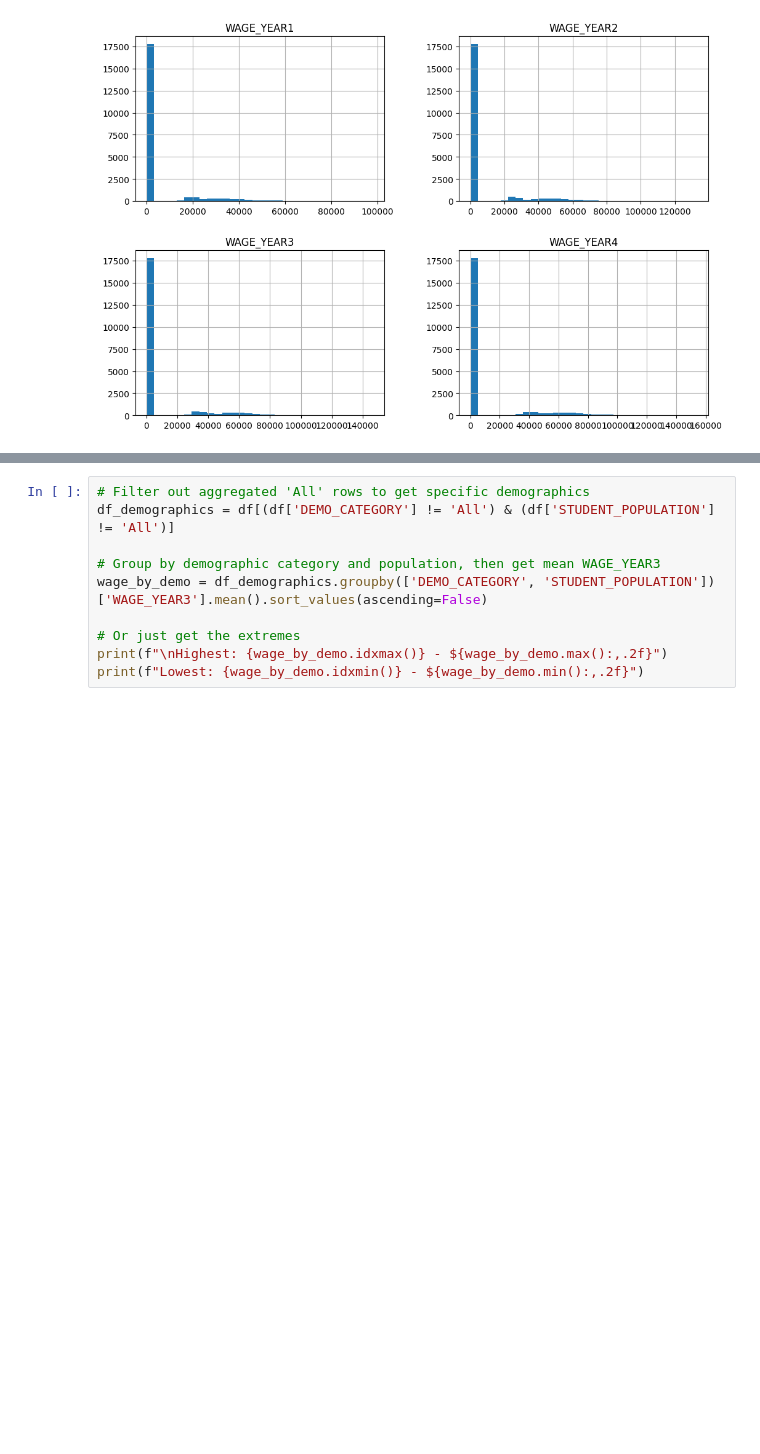
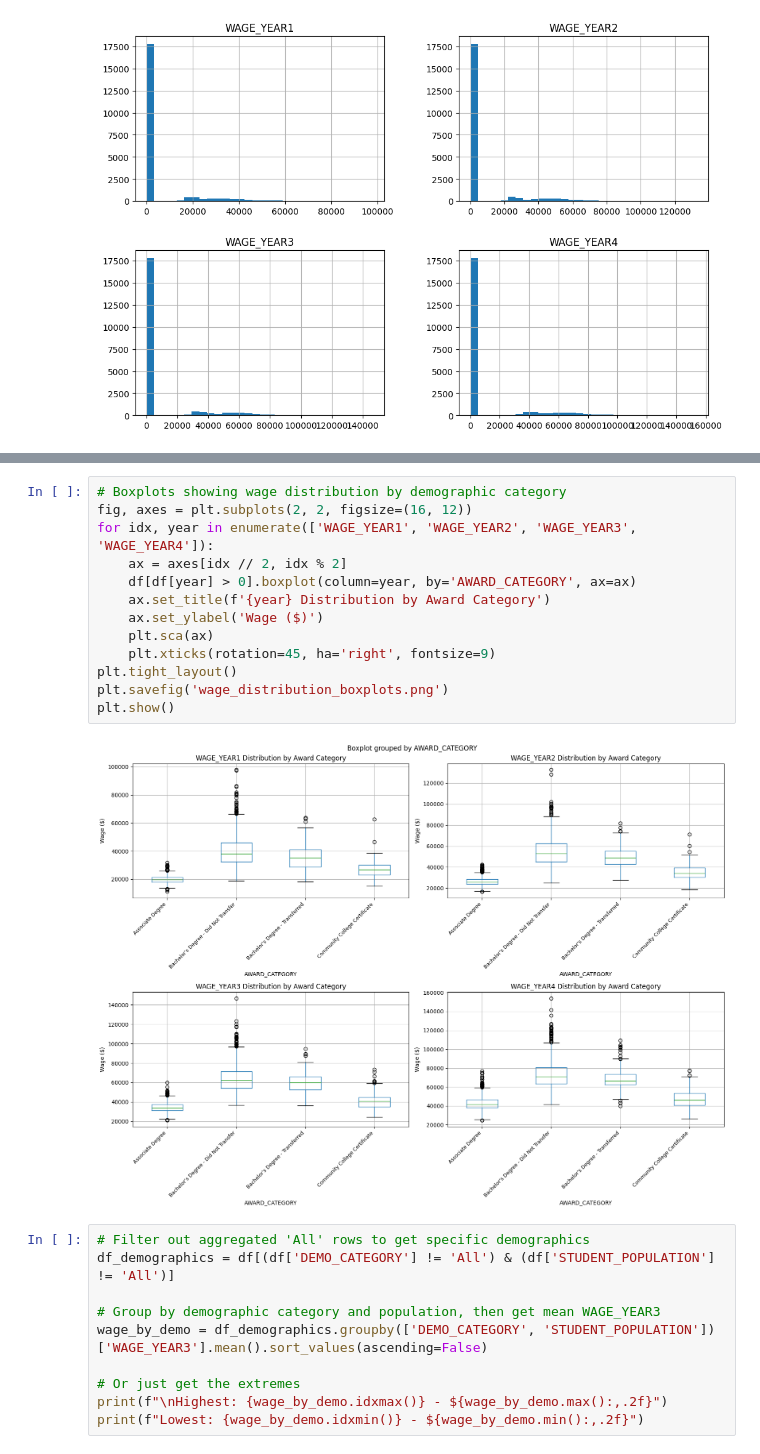
Before and after one commit to USF-AI-Fall-2025/assignment-05-data-challenge-1-nannanav, a Jupyter notebook: CS x62 - Assignment 5 - Data Challenge 1.ipynb, the cells around one changed output, grey strips where cells are left out. Drawn from its saved outputs; the diff is of its cells as text; blank space fills up the shorter version.

```diff
--- a/CS x62 - Assignment 5 - Data Challenge 1.ipynb
+++ b/CS x62 - Assignment 5 - Data Challenge 1.ipynb
@@ -145,3 +178,18 @@ plt.show()
+# %%
+# Boxplots showing wage distribution by demographic category
+fig, axes = plt.subplots(2, 2, figsize=(16, 12))
+for idx, year in enumerate(['WAGE_YEAR1', 'WAGE_YEAR2', 'WAGE_YEAR3', 'WAGE_YEAR4']):
+    ax = axes[idx // 2, idx % 2]
+    df[df[year] > 0].boxplot(column=year, by='AWARD_CATEGORY', ax=ax)
+    ax.set_title(f'{year} Distribution by Award Category')
+    ax.set_ylabel('Wage ($)')
+    plt.sca(ax)
+    plt.xticks(rotation=45, ha='right', fontsize=9)
+plt.tight_layout()
+plt.savefig('wage_distribution_boxplots.png')
+plt.show()
+# %% [output]
+[figure, added]
 # %%
 # Filter out aggregated 'All' rows to get specific demographics
 df_demographics = df[(df['DEMO_CATEGORY'] != 'All') & (df['STUDENT_POPULATION'] != 'All')]
```
Also changed, not shown: parts of 11 cells of this notebook, 1 other file.
